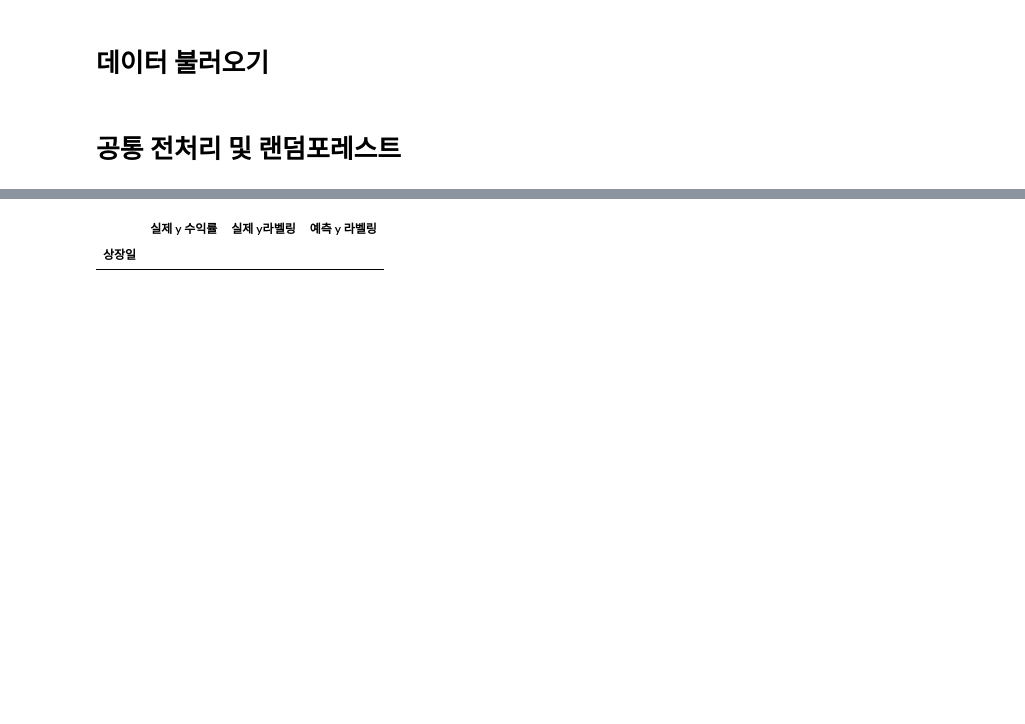
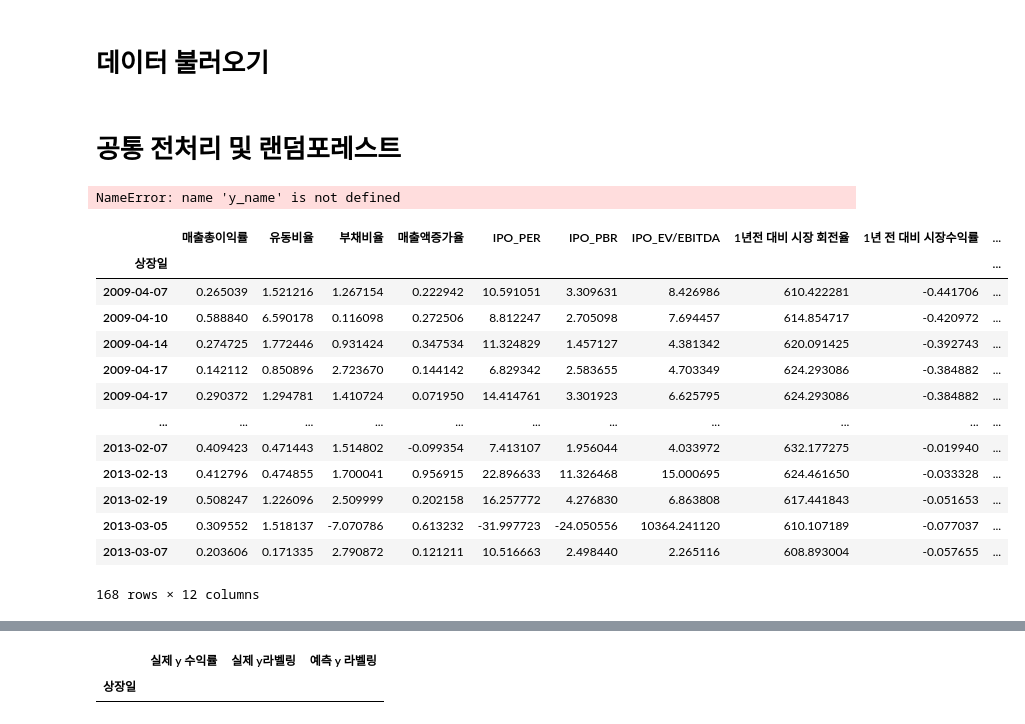
Before and after one commit to BigDataIPO/IPO, a Jupyter notebook: IPO/모델링 및 결과 도출 - RandomForest.ipynb, the cells around one changed output, grey strips where cells are left out. Drawn from its saved outputs; the diff is of its cells as text; code cells hidden in the pictures; blank space fills up the shorter version.

```diff
--- a/IPO/모델링 및 결과 도출 - RandomForest.ipynb
+++ b/IPO/모델링 및 결과 도출 - RandomForest.ipynb
@@ -72,5 +72,57 @@ df_end_6 = df_end.drop(['종가 대비 1개월 수익률','종가 대비 3개월
 # %% [markdown]
 # 공통 전처리 및 랜덤포레스트
+# %%
+## 기본 전처리
+df_0_1['상장일'] = pd.to_datetime(df_0_1['상장일'])
+df_0_1 = df_0_1.set_index(['상장일'])
+df_0_1 = df_0_1.drop(['종목명','공모 시가총액'],axis = 1) ## 나중에 카테고리 진행할려면 남겨줄 것
+if y_name == '공모가 대비 6개월 수익률' or "종가 대비 6개월 수익률":
+    df_0_1['Cat'] = Cut(df_0_1[y_name],[ -0.2, 0.2, 0.4])
+
+
+else :
+    df_0_1['Cat'] = Cut(df_0_1[y_name],[ -0.1, 0.1, 0.2])
+# %% [output]
+NameError: name 'y_name' is not defined
+# %%
+
+## train 3년 test 1년으로 총 기간을 3개월 이동으로 36개 구간분할
+train_list = []
+test_list = []
+train_start_date = '2009-04-01' ## 기한은 나중에 변경할수도
+test_start_date = parse(str(train_start_date)).date() + relativedelta(years =4)
+train_end_date = parse(str(test_start_date)).date() - relativedelta(days =1)
+test_end_date = parse(str(train_end_date)).date() + relativedelta(years =1)
+
+while True:
+
+    train_list.append(df_0_1[train_start_date : train_end_date])
+    test_list.append(df_0_1[test_start_date : test_end_date])
+
+    train_start_date = parse(str(train_start_date)).date() + relativedelta(months=3)
+    test_start_date = parse(str(test_start_date)).date() + relativedelta(months=3)
+    train_end_date = parse(str(train_end_date)).date() + relativedelta(months=3)
+    test_end_date = parse(str(test_end_date)).date() + relativedelta(months=3)
+
+    if str(train_start_date) == '2017-04-01':
+        break
+# %%
+train_list[0]
+# %% [output]
+|  | 매출총이익률 | 유동비율 | 부채비율 | 매출액증가율 | IPO_PER | IPO_PBR | IPO_EV/EBITDA | 1년전 대비 시장 회전율 | 1년 전 대비 시장수익률 | ... |
+| 상장일 |  |  |  |  |  |  |  |  |  | ... |
+| 2009-04-07 | 0.265039 | 1.521216 | 1.267154 | 0.222942 | 10.591051 | 3.309631 | 8.426986 | 610.422281 | -0.441706 | ... |
+| 2009-04-10 | 0.588840 | 6.590178 | 0.116098 | 0.272506 | 8.812247 | 2.705098 | 7.694457 | 614.854717 | -0.420972 | ... |
+| 2009-04-14 | 0.274725 | 1.772446 | 0.931424 | 0.347534 | 11.324829 | 1.457127 | 4.381342 | 620.091425 | -0.392743 | ... |
+| 2009-04-17 | 0.142112 | 0.850896 | 2.723670 | 0.144142 | 6.829342 | 2.583655 | 4.703349 | 624.293086 | -0.384882 | ... |
+| 2009-04-17 | 0.290372 | 1.294781 | 1.410724 | 0.071950 | 14.414761 | 3.301923 | 6.625795 | 624.293086 | -0.384882 | ... |
+| ... | ... | ... | ... | ... | ... | ... | ... | ... | ... | ... |
+| 2013-02-07 | 0.409423 | 0.471443 | 1.514802 | -0.099354 | 7.413107 | 1.956044 | 4.033972 | 632.177275 | -0.019940 | ... |
+| 2013-02-13 | 0.412796 | 0.474855 | 1.700041 | 0.956915 | 22.896633 | 11.326468 | 15.000695 | 624.461650 | -0.033328 | ... |
+| 2013-02-19 | 0.508247 | 1.226096 | 2.509999 | 0.202158 | 16.257772 | 4.276830 | 6.863808 | 617.441843 | -0.051653 | ... |
+| 2013-03-05 | 0.309552 | 1.518137 | -7.070786 | 0.613232 | -31.997723 | -24.050556 | 10364.241120 | 610.107189 | -0.077037 | ... |
+| 2013-03-07 | 0.203606 | 0.171335 | 2.790872 | 0.121211 | 10.516663 | 2.498440 | 2.265116 | 608.893004 | -0.057655 | ... |
+168 rows × 12 columns
 # %%
 from imblearn.over_sampling import SMOTE
 # %%
```
Also changed, not shown: parts of 15 cells of this notebook, 22 other files.
